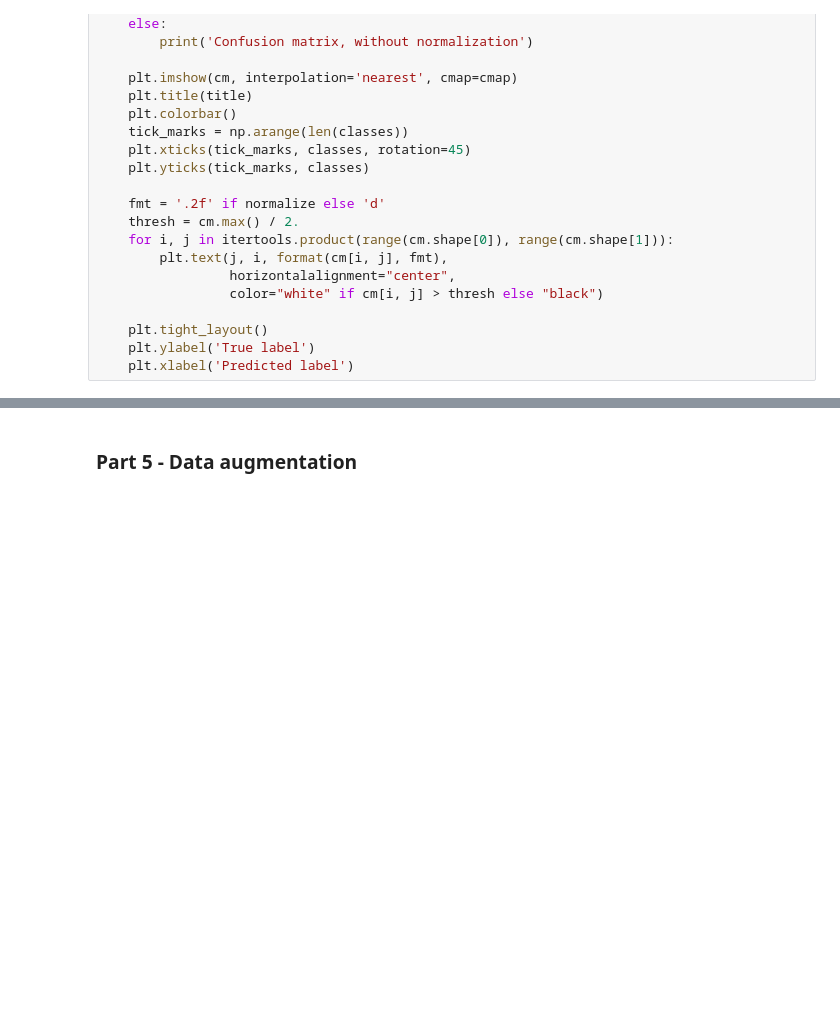
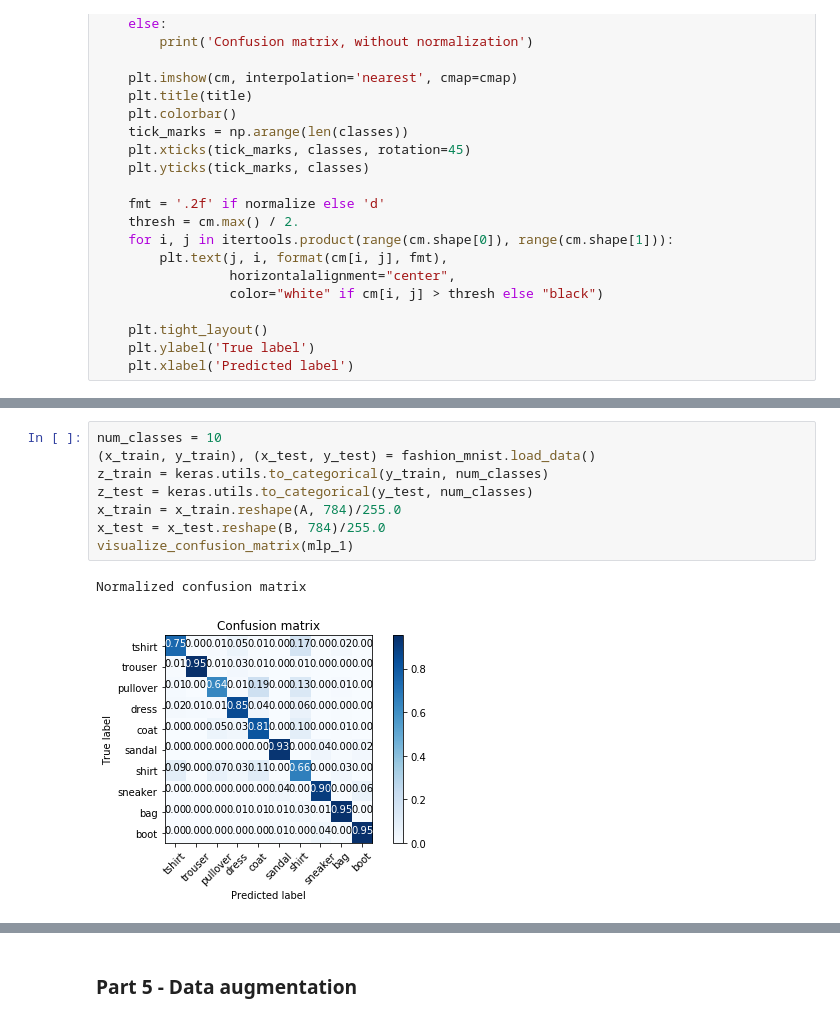
Before and after one commit to iqdecay/DeepLearning, a Jupyter notebook: LabSession5-CNN_Fashion-MNIST-student.ipynb, the cells around one changed output, grey strips where cells are left out. Saved outputs shown, nothing was run; the diff lists cells and outputs as text; blank space fills up the shorter version.

```diff
--- a/LabSession5-CNN_Fashion-MNIST-student.ipynb
+++ b/LabSession5-CNN_Fashion-MNIST-student.ipynb
@@ -366,0 +369,11 @@ Conclusion:
+# %%
+num_classes = 10
+(x_train, y_train), (x_test, y_test) = fashion_mnist.load_data()
+z_train = keras.utils.to_categorical(y_train, num_classes)
+z_test = keras.utils.to_categorical(y_test, num_classes)
+x_train = x_train.reshape(A, 784)/255.0
+x_test = x_test.reshape(B, 784)/255.0
+visualize_confusion_matrix(mlp_1)
+# %% [output]
+Normalized confusion matrix
+[figure, added]
```
Also changed, not shown: parts of 27 cells of this notebook.
